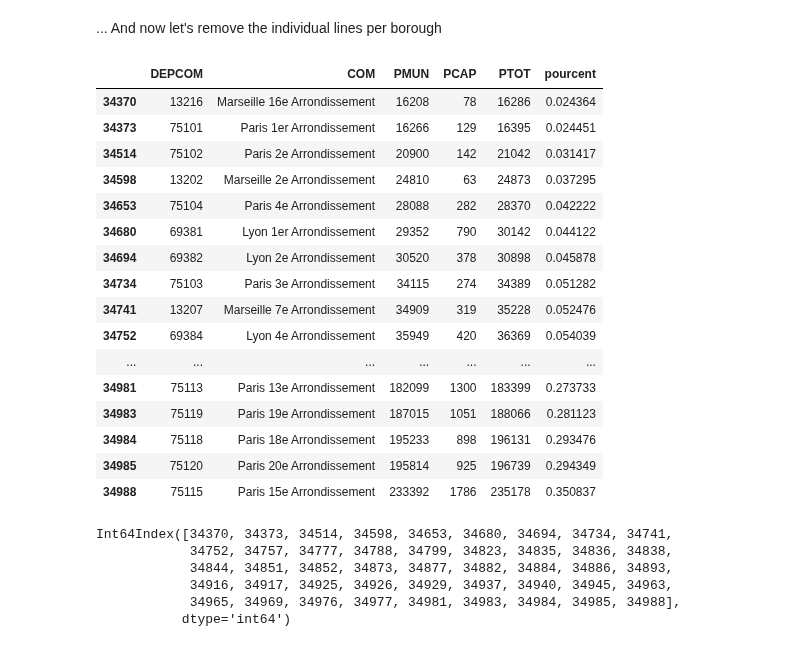
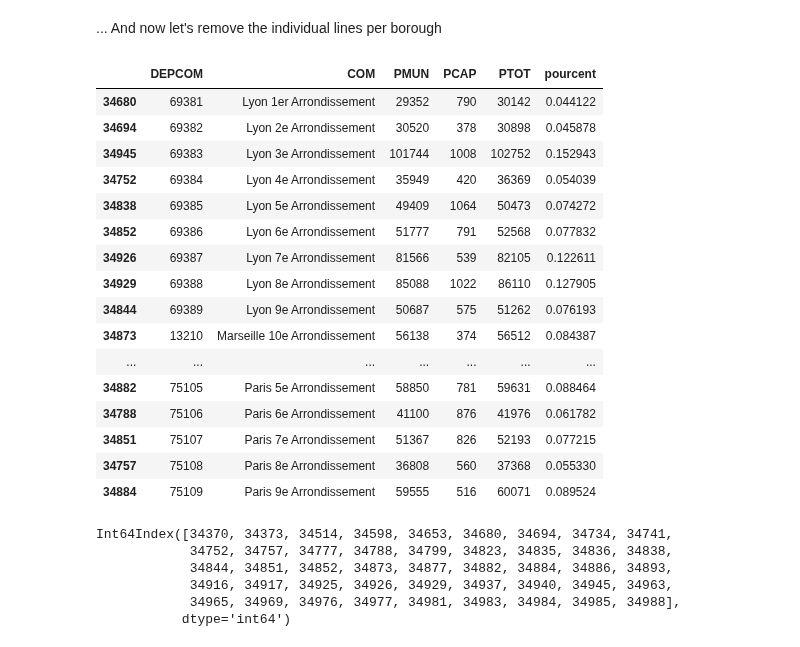
Before and after one commit to Toff-CxDaurade/French-Population, a Jupyter notebook: data_population.ipynb, the cells around one changed output. Saved outputs shown, nothing was run; the diff lists cells and outputs as text; code cells hidden in the pictures.

```diff
--- a/data_population.ipynb
+++ b/data_population.ipynb
@@ -228,26 +228,26 @@ def agg_city_borough_row(com):
 # %%
 # Create a boolean vector to identify the rows that corresponds to boroughs (rows that will be later removec)
 bool_vect_rows_to_rm = df_communes.COM.apply(agg_city_borough_row)
 # Use boolean vector to index df
-df_communes[bool_vect_rows_to_rm]
+df_communes[bool_vect_rows_to_rm].sort_values(by = "COM")
 # %% [output]
 |  | DEPCOM | COM | PMUN | PCAP | PTOT | pourcent |
-| 34370 | 13216 | Marseille 16e Arrondissement | 16208 | 78 | 16286 | 0.024364 |
-| 34373 | 75101 | Paris 1er Arrondissement | 16266 | 129 | 16395 | 0.024451 |
-| 34514 | 75102 | Paris 2e Arrondissement | 20900 | 142 | 21042 | 0.031417 |
-| 34598 | 13202 | Marseille 2e Arrondissement | 24810 | 63 | 24873 | 0.037295 |
-| 34653 | 75104 | Paris 4e Arrondissement | 28088 | 282 | 28370 | 0.042222 |
 | 34680 | 69381 | Lyon 1er Arrondissement | 29352 | 790 | 30142 | 0.044122 |
 | 34694 | 69382 | Lyon 2e Arrondissement | 30520 | 378 | 30898 | 0.045878 |
-| 34734 | 75103 | Paris 3e Arrondissement | 34115 | 274 | 34389 | 0.051282 |
-| 34741 | 13207 | Marseille 7e Arrondissement | 34909 | 319 | 35228 | 0.052476 |
+| 34945 | 69383 | Lyon 3e Arrondissement | 101744 | 1008 | 102752 | 0.152943 |
 | 34752 | 69384 | Lyon 4e Arrondissement | 35949 | 420 | 36369 | 0.054039 |
+| 34838 | 69385 | Lyon 5e Arrondissement | 49409 | 1064 | 50473 | 0.074272 |
+| 34852 | 69386 | Lyon 6e Arrondissement | 51777 | 791 | 52568 | 0.077832 |
+| 34926 | 69387 | Lyon 7e Arrondissement | 81566 | 539 | 82105 | 0.122611 |
+| 34929 | 69388 | Lyon 8e Arrondissement | 85088 | 1022 | 86110 | 0.127905 |
+| 34844 | 69389 | Lyon 9e Arrondissement | 50687 | 575 | 51262 | 0.076193 |
+| 34873 | 13210 | Marseille 10e Arrondissement | 56138 | 374 | 56512 | 0.084387 |
 | ... | ... | ... | ... | ... | ... | ... |
-| 34981 | 75113 | Paris 13e Arrondissement | 182099 | 1300 | 183399 | 0.273733 |
-| 34983 | 75119 | Paris 19e Arrondissement | 187015 | 1051 | 188066 | 0.281123 |
-| 34984 | 75118 | Paris 18e Arrondissement | 195233 | 898 | 196131 | 0.293476 |
-| 34985 | 75120 | Paris 20e Arrondissement | 195814 | 925 | 196739 | 0.294349 |
-| 34988 | 75115 | Paris 15e Arrondissement | 233392 | 1786 | 235178 | 0.350837 |
+| 34882 | 75105 | Paris 5e Arrondissement | 58850 | 781 | 59631 | 0.088464 |
+| 34788 | 75106 | Paris 6e Arrondissement | 41100 | 876 | 41976 | 0.061782 |
+| 34851 | 75107 | Paris 7e Arrondissement | 51367 | 826 | 52193 | 0.077215 |
+| 34757 | 75108 | Paris 8e Arrondissement | 36808 | 560 | 37368 | 0.055330 |
+| 34884 | 75109 | Paris 9e Arrondissement | 59555 | 516 | 60071 | 0.089524 |
 # %%
 # List of indexes to be removed
 bool_vect_rows_to_rm[bool_vect_rows_to_rm == True].index
```
Also changed, not shown: parts of 5 cells of this notebook.
